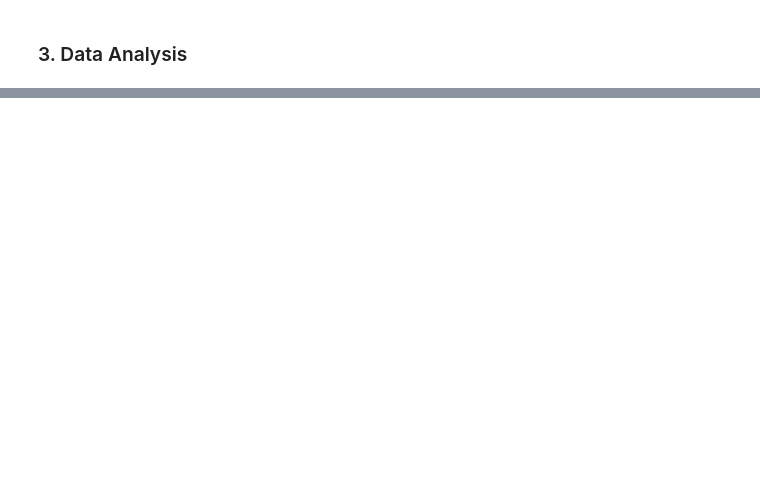
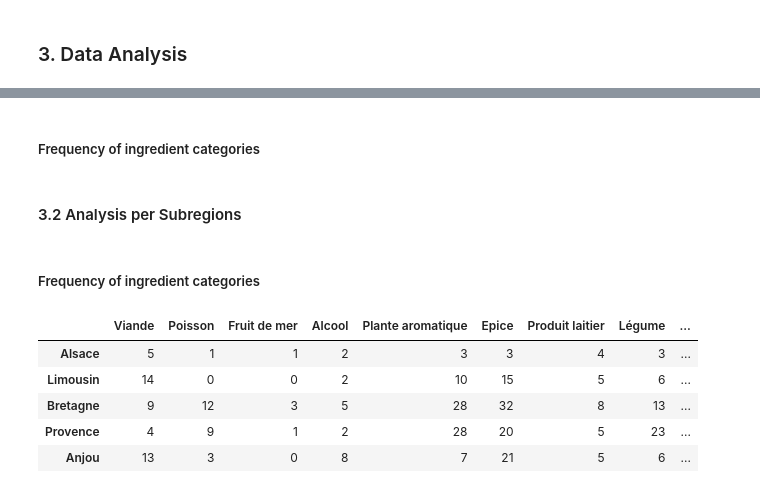
Before and after one commit to Ghalicb/historical-cookbook-digitalisation, a Jupyter notebook: src/recipes_analysis.ipynb, the cells around one changed output, grey strips where cells are left out. Saved outputs shown, nothing was run; the diff lists cells and outputs as text; code cells hidden in the pictures; blank space fills up the shorter version.

```diff
--- a/src/recipes_analysis.ipynb
+++ b/src/recipes_analysis.ipynb
@@ -218,0 +109,6 @@ heatmap_df
+# %% [markdown]
+##### Frequency of ingredient categories
+# %% [markdown]
+#### 3.2 Analysis per Subregions
+# %% [markdown]
+##### Frequency of ingredient categories
@@ -218,0 +127,9 @@ heatmap_df
+# %%
+heatmap_subregions_df.head()
+# %% [output]
+|  | Viande | Poisson | Fruit de mer | Alcool | Plante aromatique | Epice | Produit laitier | Légume | ... |
+| Alsace | 5 | 1 | 1 | 2 | 3 | 3 | 4 | 3 | ... |
+| Limousin | 14 | 0 | 0 | 2 | 10 | 15 | 5 | 6 | ... |
+| Bretagne | 9 | 12 | 3 | 5 | 28 | 32 | 8 | 13 | ... |
+| Provence | 4 | 9 | 1 | 2 | 28 | 20 | 5 | 23 | ... |
+| Anjou | 13 | 3 | 0 | 8 | 7 | 21 | 5 | 6 | ... |
```
Also changed, not shown: parts of 26 cells of this notebook, 1 other file.
